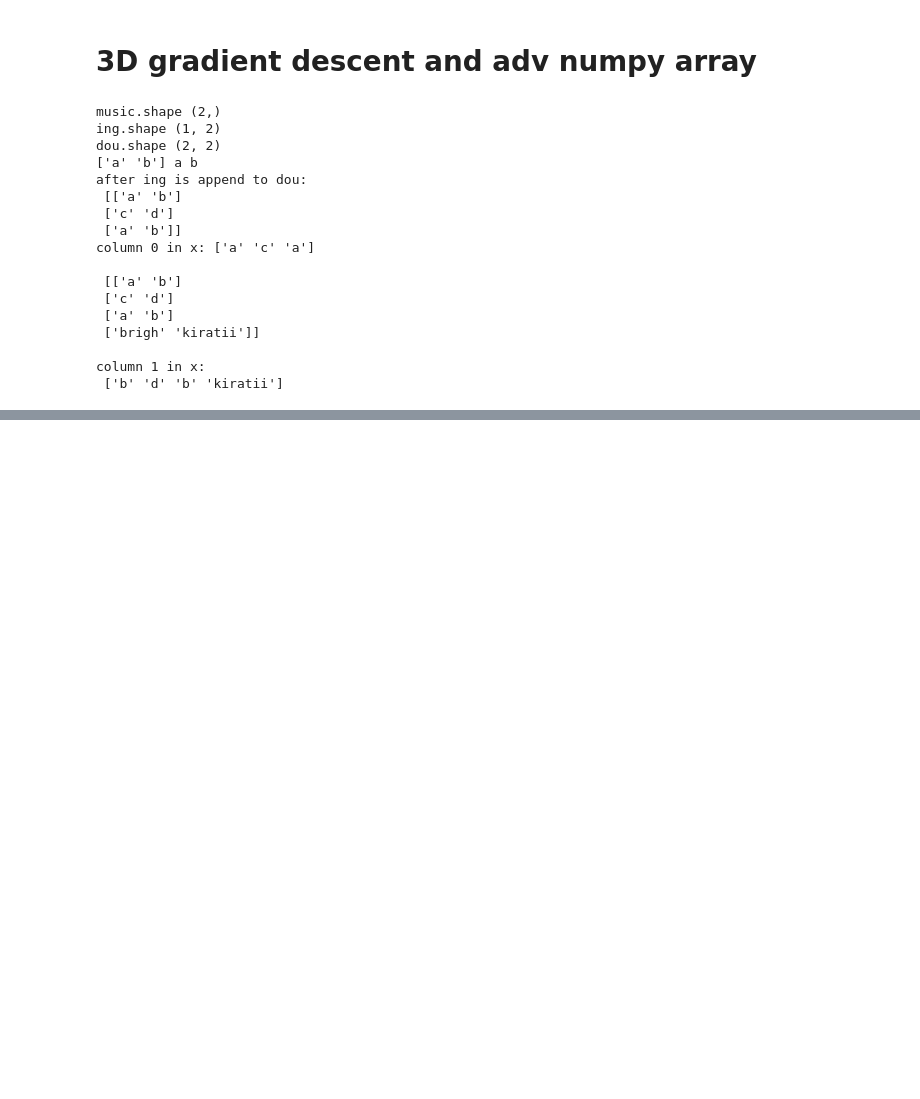
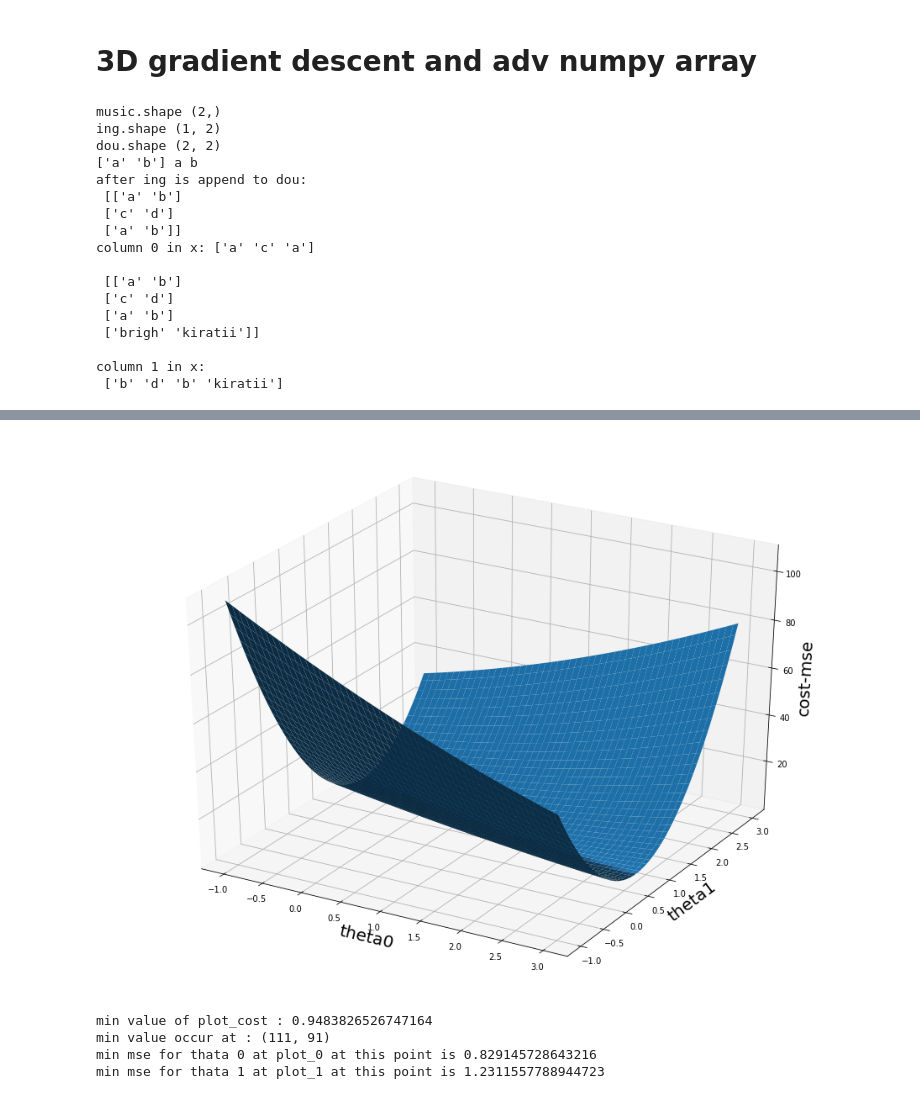
Before and after one commit to xshot9011/data-science-and-machine-leaning-learning, a Jupyter notebook: 3. Introduction to Optimisation and the Gradient Descent Algorithm/gradient descent.ipynb, the cells around one changed output, grey strips where cells are left out. Drawn from its saved outputs; the diff is of its cells as text; code cells hidden in the pictures; blank space fills up the shorter version.

```diff
--- a/3. Introduction to Optimisation and the Gradient Descent Algorithm/gradient descent.ipynb
+++ b/3. Introduction to Optimisation and the Gradient Descent Algorithm/gradient descent.ipynb
@@ -707,0 +732,4 @@ cost: 0.5000000000000016
+# %%
+y_hat = 0.8475351486029536 + 1.2227264637835915 * x_5  # do y_hat with all ele in x_5
+print('predict value: \n', y_hat)
+print('actual y value: \n', y_5)
@@ -707,0 +753,10 @@ cost: 0.5000000000000016
+# %%
+def get_mse(y, y_hat):
+    #def get_dif_square(actual, predict):
+    #    return (actual-predict)**2
+    #n = y.shape[0]
+    #return np.sum(get_dif_square(y, y_hat))/n
+
+    #return np.average((y-y_hat)**2, axis=0)[0]
+
+    return mean_squared_error(y, y_hat)
@@ -707,0 +771,6 @@ cost: 0.5000000000000016
+# %%
+number_theta = 200
+th_0 = np.linspace(start=-1, stop=3, num=number_theta)
+th_1 = np.linspace(start=-1, stop=3, num=number_theta)
+plot_t0, plot_t1 = np.meshgrid(th_0, th_1)  # function that give us 2 dimen array
+print(plot_t0)
@@ -707,0 +793,7 @@ cost: 0.5000000000000016
+# %%
+plot_cost = np.zeros((number_theta, number_theta))
+
+for i in range(number_theta):
+    for j in range(number_theta):
+        y_hat = plot_t0[i][j] + plot_t1[i][j] * x_5
+        plot_cost[i][j] = get_mse(y_5, y_hat)
@@ -707,0 +816,25 @@ cost: 0.5000000000000016
+# %%
+# plotting mse
+fig = plt.figure(figsize=[16, 12])
+ax = fig.gca(projection='3d')
+ax.set_xlabel('theta0', fontsize=20)
+ax.set_ylabel('theta1', fontsize=20)
+ax.set_zlabel('cost-mse', fontsize=20)
+
+ax.plot_surface(plot_t0, plot_t1, plot_cost)
+
+plt.show()
+# %% [output]
+[figure, added]
+# %%
+print('min value of plot_cost :', plot_cost.min())
+# to grap the row, and column indices which correspond to min value
+ij_min = np.unravel_index(indices=plot_cost.argmin(), shape=plot_cost.shape)
+print('min value occur at :', ij_min)
+print('min mse for thata 0 at plot_0 at this point is', plot_t0[111][91])
+print('min mse for thata 1 at plot_1 at this point is', plot_t1[111][91])
+# %% [output]
+min value of plot_cost : 0.9483826526747164
+min value occur at : (111, 91)
+min mse for thata 0 at plot_0 at this point is 0.829145728643216
+min mse for thata 1 at plot_1 at this point is 1.2311557788944723
```
Also changed, not shown: parts of 21 cells of this notebook.
